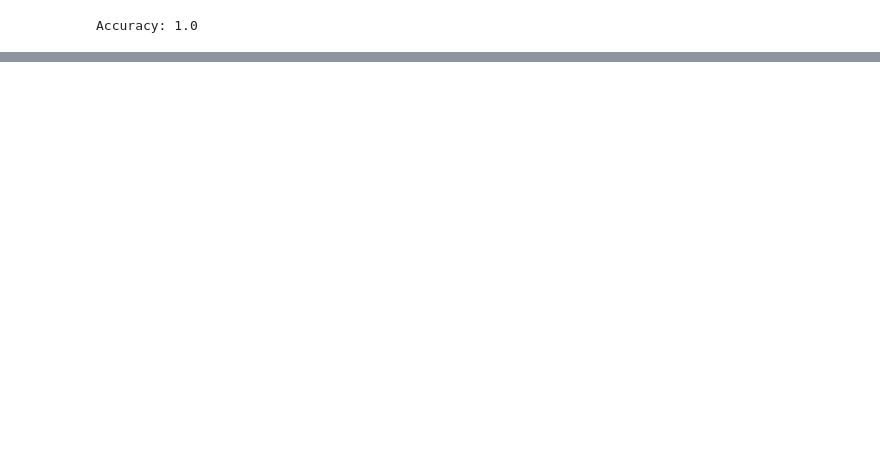
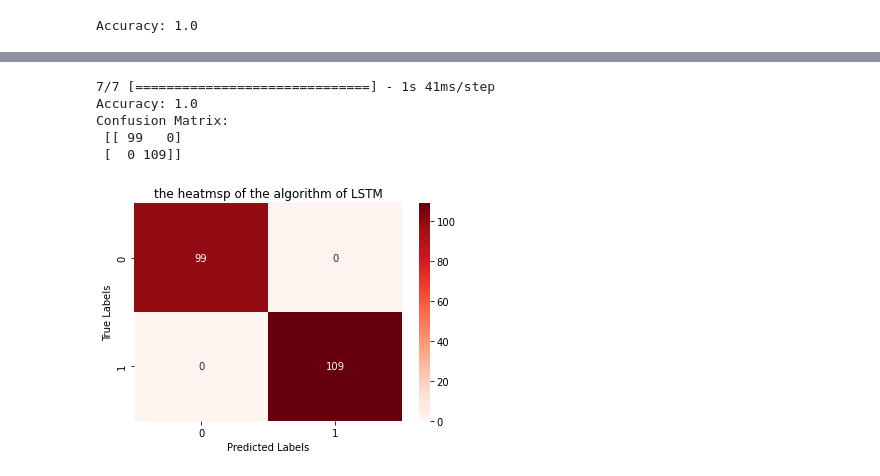
Before and after one commit to muznyahamed/FYP_Reserch_project, a Jupyter notebook: Research_KNN.ipynb, the cells around one changed output, grey strips where cells are left out. Saved outputs shown, nothing was run; the diff lists cells and outputs as text; code cells hidden in the pictures; blank space fills up the shorter version.

```diff
--- a/Research_KNN.ipynb
+++ b/Research_KNN.ipynb
@@ -98,0 +143,23 @@ print(cm)
+# %%
+y_pred = model.predict(X_test)
+y_pred = (y_pred > 0.5).astype(int) # classify the output to 0 and 1
+accuracy = accuracy_score(y_test, y_pred) # calculate the accuracy
+print("Accuracy:", accuracy)
+
+# Plot the confusion matrix
+cm_LSTM = confusion_matrix(y_test, y_pred)
+print("Confusion Matrix:\n", cm)
+# %% [output]
+7/7 [==============================] - 1s 41ms/step
+Accuracy: 1.0
+Confusion Matrix:
+ [[ 99   0]
+ [  0 109]]
+# %%
+sns.heatmap(cm_LSTM, annot=True,fmt='d', cmap='Reds')
+plt.title("the heatmsp of the algorithm of LSTM")
+plt.xlabel('Predicted Labels')
+plt.ylabel('True Labels')
+plt.show()
+# %% [output]
+[figure, added]
```
Also changed, not shown: parts of 11 cells of this notebook.
